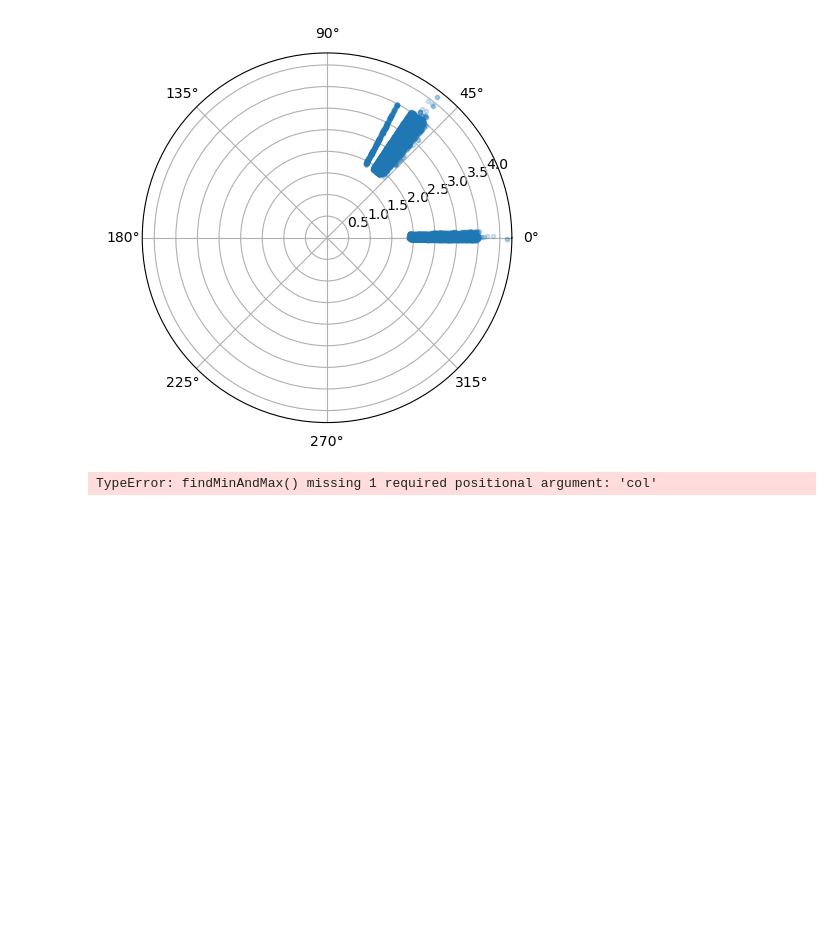
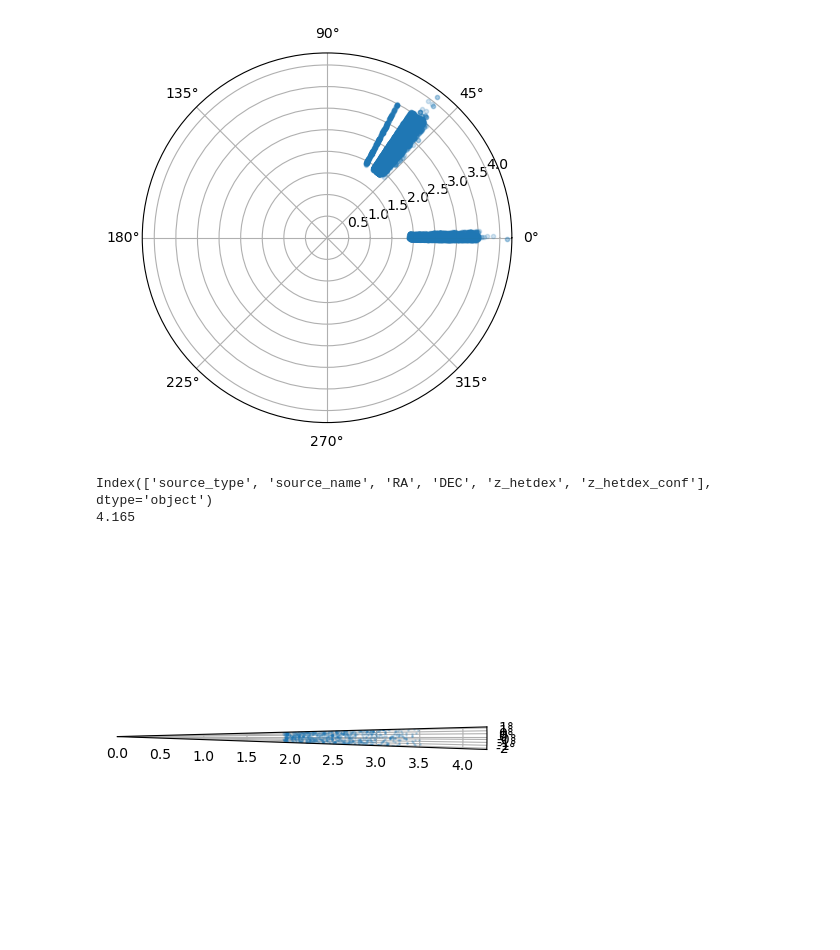
Before and after one commit to MuhammadArshad123/dark-energy-protocluster, a Jupyter notebook: analysis.ipynb, the cells around one changed output. Drawn from its saved outputs; the diff is of its cells as text; code cells hidden in the pictures; blank space fills up the shorter version.

Commit message:
Added functions to graph the polars.

```diff
--- a/analysis.ipynb
+++ b/analysis.ipynb
@@ -32,19 +32,18 @@ def seperateRangeCols(range):
     Z_range = range['z_hetdex'].to_numpy()
     return DEC_range, Z_range
 
-def findMinAndMax(df, col):
-    return df[col].min(), df[col].max()
 
-def plotPolar(DEC_range, Z_range, maxZ, minZ, degMin, degMax):
+def plotPolar(DEC_range, Z_range, degMin, degMax):
     plt.polar(DEC_range, Z_range, 'o', alpha=0.2, markersize=1)  # 'o' specifies to use circles as markers
-    plt.ylim(minZ, maxZ)
     # Set the limits for the angular axis to display from degree -2 to 3
     plt.xlim(np.radians(degMin), np.radians(degMax))
     plt.show()
 # %%
 range1 = filterRange(df, 'DEC', -1.2, 2.7)
+print(range1.columns)
 DEC_range1, Z_range1 = range1['DEC'], range1['z_hetdex']
-minZ, maxZ = findMinAndMax(Z_range1)
-plotPolar(DEC_range1, Z_range1, minZ, maxZ, 'DEC', 'z_hetdex')
+plotPolar(DEC_range1, Z_range1, -2, 1.5)
 # %% [output]
-TypeError: findMinAndMax() missing 1 required positional argument: 'col'
+Index(['source_type', 'source_name', 'RA', 'DEC', 'z_hetdex', 'z_hetdex_conf'], dtype='object')
+4.165
+[figure, added]
```
